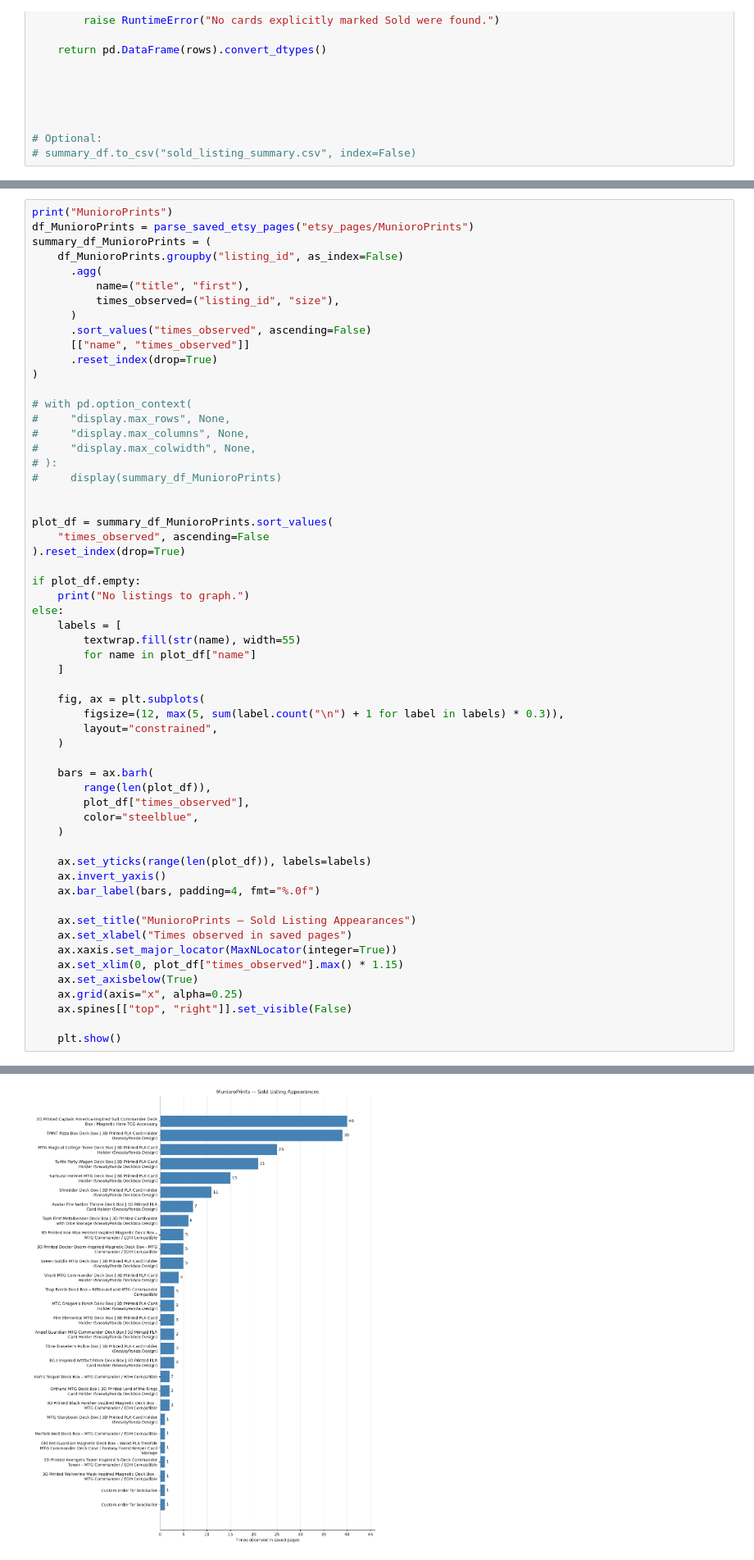
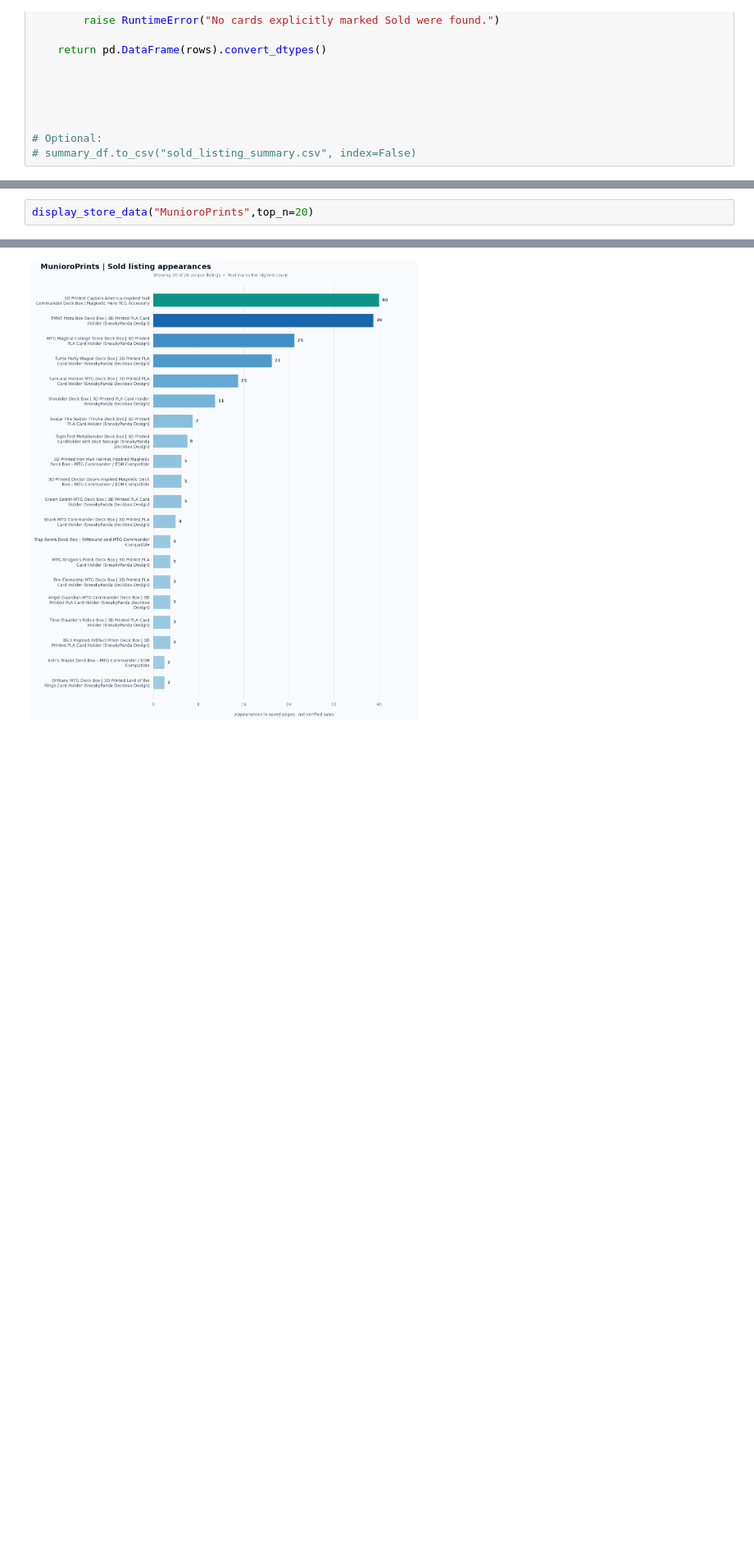
Before and after one commit to demetriusrauck/market_analysis, a Jupyter notebook: market_analysis.ipynb, the cells around one changed output, grey strips where cells are left out. Shown at 82% size. Saved outputs shown, nothing was run; the diff lists cells and outputs as text; blank space fills up the shorter version.

Commit message:
visualization

```diff
--- a/market_analysis.ipynb
+++ b/market_analysis.ipynb
@@ -385,60 +499,4 @@ ThatNerdGuyUK
 # %%
-print("MunioroPrints")
-df_MunioroPrints = parse_saved_etsy_pages("etsy_pages/MunioroPrints")
-summary_df_MunioroPrints = (
-    df_MunioroPrints.groupby("listing_id", as_index=False)
-      .agg(
-          name=("title", "first"),
-          times_observed=("listing_id", "size"),
-      )
-      .sort_values("times_observed", ascending=False)
-      [["name", "times_observed"]]
-      .reset_index(drop=True)
-)
-
-# with pd.option_context(
-#     "display.max_rows", None,
-#     "display.max_columns", None,
-#     "display.max_colwidth", None,
-# ):
-#     display(summary_df_MunioroPrints)
-
-
-plot_df = summary_df_MunioroPrints.sort_values(
-    "times_observed", ascending=False
-).reset_index(drop=True)
-
-if plot_df.empty:
-    print("No listings to graph.")
-else:
-    labels = [
-        textwrap.fill(str(name), width=55)
-        for name in plot_df["name"]
-    ]
-
-    fig, ax = plt.subplots(
-        figsize=(12, max(5, sum(label.count("\n") + 1 for label in labels) * 0.3)),
-        layout="constrained",
-    )
-
-    bars = ax.barh(
-        range(len(plot_df)),
-        plot_df["times_observed"],
-        color="steelblue",
-    )
-
-    ax.set_yticks(range(len(plot_df)), labels=labels)
-    ax.invert_yaxis()
-    ax.bar_label(bars, padding=4, fmt="%.0f")
-
-    ax.set_title("MunioroPrints — Sold Listing Appearances")
-    ax.set_xlabel("Times observed in saved pages")
-    ax.xaxis.set_major_locator(MaxNLocator(integer=True))
-    ax.set_xlim(0, plot_df["times_observed"].max() * 1.15)
-    ax.set_axisbelow(True)
-    ax.grid(axis="x", alpha=0.25)
-    ax.spines[["top", "right"]].set_visible(False)
-
-    plt.show()
+display_store_data("MunioroPrints",top_n=20)
 # %% [output]
 MunioroPrints
@@ -445 +520 @@ MunioroPrints
-[figure, old version]
+[figure, new version]
```
Also changed, not shown: parts of 9 cells of this notebook.
